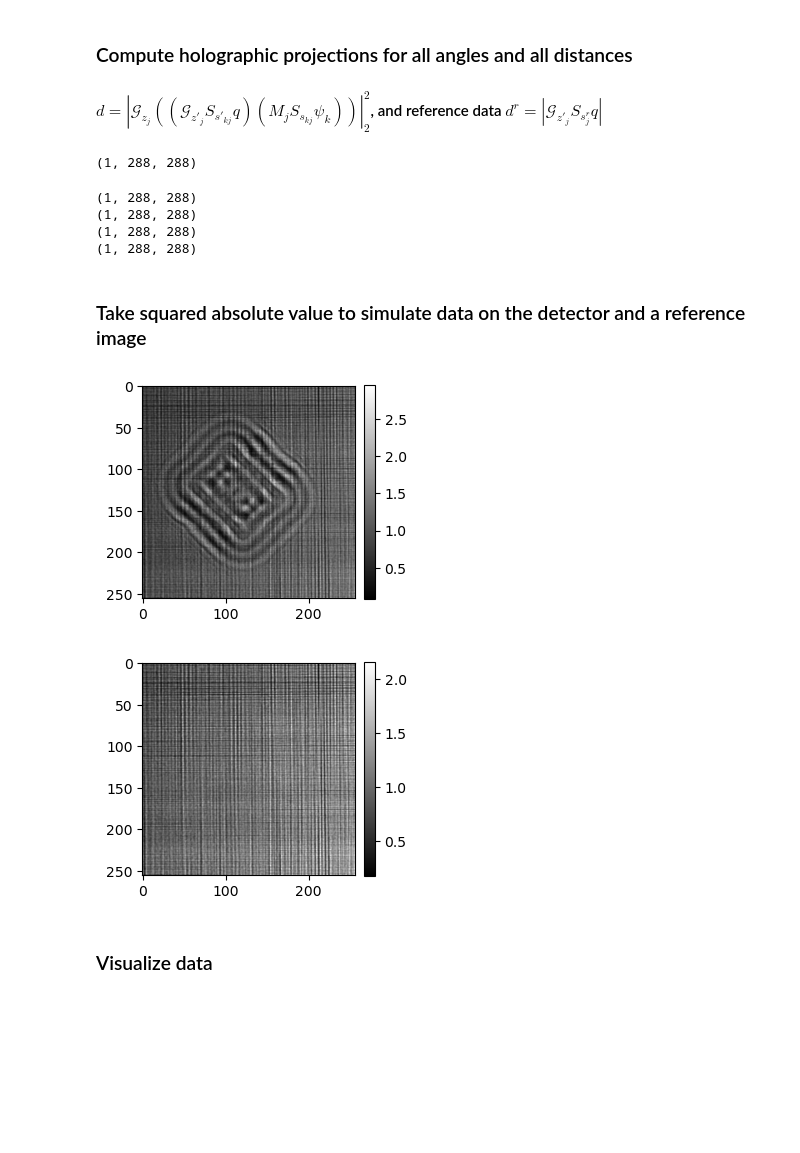
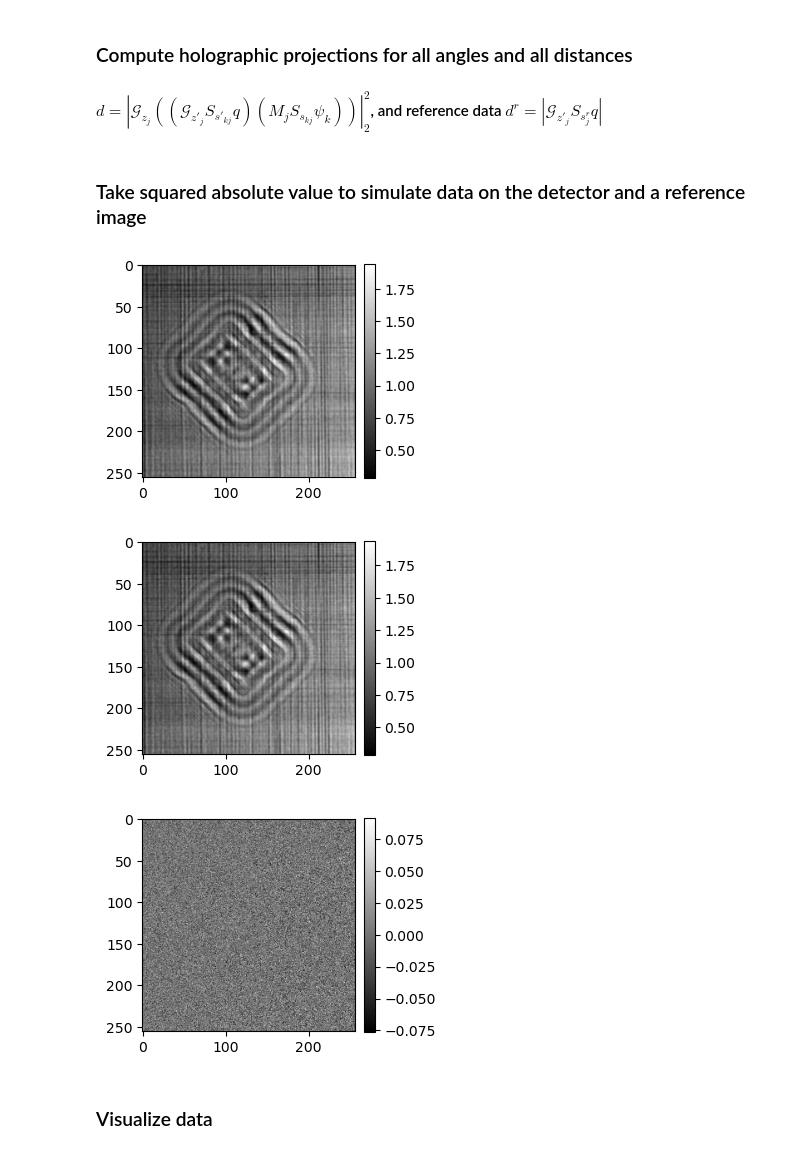
Before and after one commit to nikitinvv/holotomocupy, a Jupyter notebook: coded_apertures/3d_ald/figs_paper/modeling.ipynb, the cells around one changed output. Cells and saved outputs as stored; diff of their text form; code cells hidden in the pictures; blank space fills up the shorter version.

```diff
--- a/coded_apertures/3d_ald/figs_paper/modeling.ipynb
+++ b/coded_apertures/3d_ald/figs_paper/modeling.ipynb
@@ -178,7 +178,7 @@ mshow_polar(prb[0])
 # %%
 v = np.arange(-(n+2*pad)//2,(n+2*pad)//2)/(n+2*pad)
 [vx,vy] = np.meshgrid(v,v)
-v=np.exp(-5*(vx**2+vy**2))
+v=np.exp(-20*(vx**2+vy**2))
 prb = np.fft.fftshift(np.fft.fftn(np.fft.fftshift(prb)))
 prb = np.fft.fftshift(np.fft.ifftn(np.fft.fftshift(prb*v)))
 prb = prb.astype('complex64')
@@ -216,28 +191,23 @@ shifts += shifts_drift
 # %% [markdown]
 ### Compute holographic projections for all angles and all distances
 #### $d=\left|\mathcal{G}_{z_j}((\mathcal{G}_{z'_j}S_{s'_{kj}}q)(M_j S_{s_{kj}}\psi_k))\right|_2^2$, and reference data $d^r=\left|\mathcal{G}_{z'_j}S_{s^r_{j}}q\right|$
-# %%
-prb.shape
-# %% [output]
-(1, 288, 288)
 # %%
 from holotomocupy.chunking import gpu_batch
 
 @gpu_batch
-def fwd_holo(psi, shifts_ref, shifts, prb):
+def fwd_holo(psi, prb):
     # print(prb.shape)
     prb = cp.array(prb)
 
-    data = cp.zeros([psi.shape[0],ndist,n,n],dtype='complex64')
-    for i in range(ndist):
+    data = cp.zeros([psi.shape[0],npos,n,n],dtype='complex64')
+    for i in range(npos):
         # ill shift for each acquisition
         prbr = cp.tile(prb,[psi.shape[0],1,1])
 
-        prbr = S(prbr, shifts_ref[:,i])
         # propagate illumination
         prbr = G(prbr, wavelength, voxelsize, distances2[i])
         # object shift for each acquisition
-        psir = S(psi, shifts[:,i]/norm_magnifications[i])
+        psir = psi.copy()
 
         # scale object
         if ne != n+2*pad:
@@ -252,40 +222,37 @@ def fwd_holo(psi, shifts_ref, shifts, prb):
     return data
 
 @gpu_batch
-def _fwd_holo0(prb, shifts_ref0):
-    data = cp.zeros([1,ndist, n, n], dtype='complex64')
-    for j in range(ndist):
-        # ill shift for each acquisition
-        prbr = S(prb, shifts_ref0[:,j])
+def _fwd_holo0(prb):
+    data = cp.zeros([1,npos, n, n], dtype='complex64')
+    for j in range(npos):
         # propagate illumination
-        print(prbr.shape)
-        data[:,j] = G(prbr, wavelength, voxelsize, distances[0])[:,pad:n+pad,pad:n+pad]
+        data[:,j] = G(prb, wavelength, voxelsize, distances[0])[:,pad:n+pad,pad:n+pad]
     return data
 
 def fwd_holo0(prb):
-    return _fwd_holo0(prb, shifts_ref0)
+    return _fwd_holo0(prb)
 
-# print(prb.shape)
-fpsi = fwd_holo(psi,shifts_ref,shifts,prb)
-# fpsi0 = fwd_holo(psi*0+1,shifts_ref,shifts,prb)
+fpsi = fwd_holo(psi,prb)
 fref = fwd_holo0(prb)
-# %% [output]
-(1, 288, 288)
-(1, 288, 288)
-(1, 288, 288)
-(1, 288, 288)
 # %% [markdown]
 ### Take squared absolute value to simulate data on the detector and a reference image
 # %%
 data = np.abs(fpsi)**2
-# data0 = np.abs(fpsi0)**2
 ref = np.abs(fref)**2
+data_noise = np.random.poisson(data*3000).astype('float32')/3000
+ref_noise = np.random.poisson(ref*3000).astype('float32')/3000
 # %%
 mshow(data[0,0])
-mshow(ref[0,0])
+mshow(data_noise[0,0])
+mshow(data_noise[0,0]-data[0,0])
+if noise:
+    data=data_noise
+    ref=ref_noise
+# mshow(ref[0,0])
 # %% [output]
-[figure, old version]
+[figure, new version]
-[figure, old version]
+[figure, new version]
+[figure, added]
 # %% [markdown]
 ### Visualize data
 # %%
```
Also changed, not shown: parts of 14 cells of this notebook, 9 other files.
